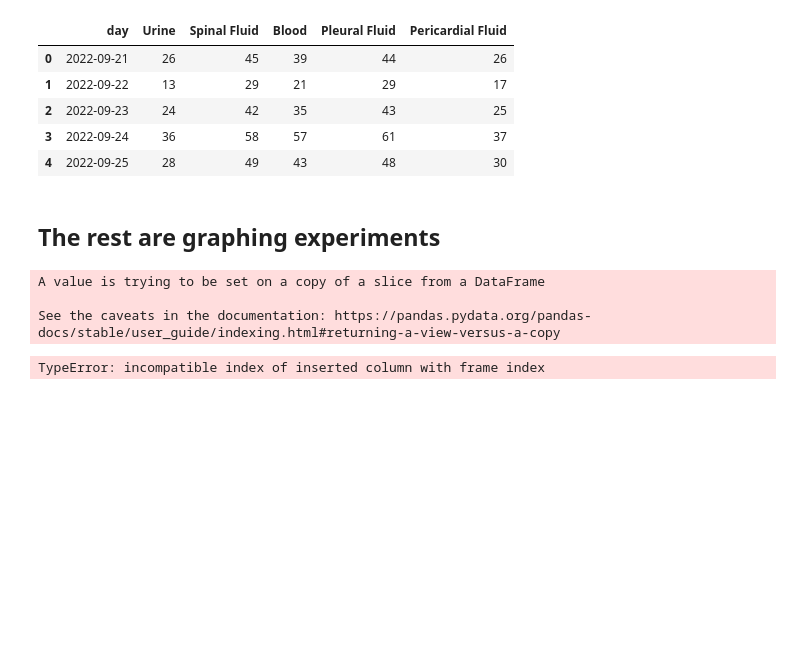
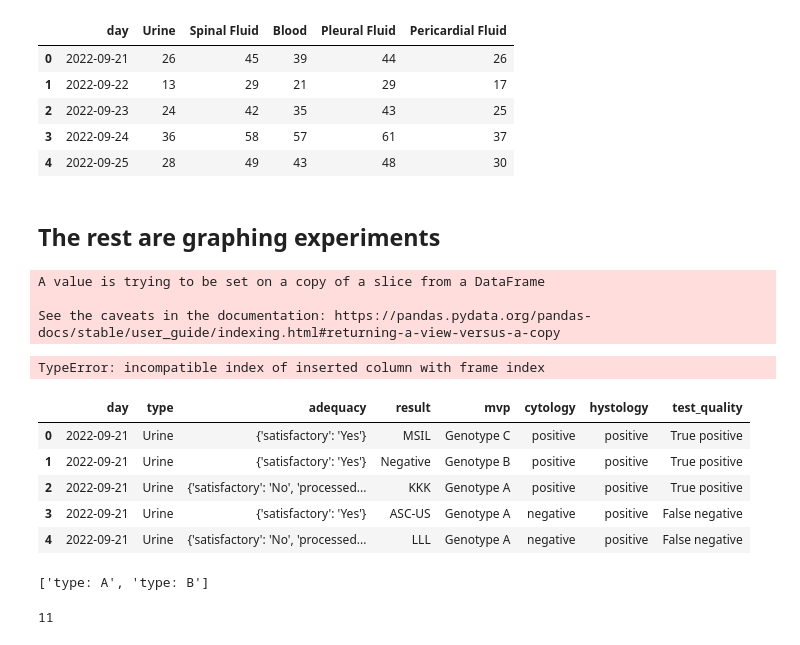
Before and after one commit to mathmax-team/USCAP_Thyroid, a Jupyter notebook: test_notebook.ipynb, the cells around one changed output. Cells and saved outputs as stored; diff of their text form; code cells hidden in the pictures; blank space fills up the shorter version.

```diff
--- a/test_notebook.ipynb
+++ b/test_notebook.ipynb
@@ -211,0 +239,9 @@ fig.show()
+# %%
+test_df.head()
+# %% [output]
+|  | day | type | adequacy | result | mvp | cytology | hystology | test_quality |
+| 0 | 2022-09-21 | Urine | {'satisfactory': 'Yes'} | MSIL | Genotype C | positive | positive | True positive |
+| 1 | 2022-09-21 | Urine | {'satisfactory': 'Yes'} | Negative | Genotype B | positive | positive | True positive |
+| 2 | 2022-09-21 | Urine | {'satisfactory': 'No', 'processed... | KKK | Genotype A | positive | positive | True positive |
+| 3 | 2022-09-21 | Urine | {'satisfactory': 'Yes'} | ASC-US | Genotype A | negative | positive | False negative |
+| 4 | 2022-09-21 | Urine | {'satisfactory': 'No', 'processed... | LLL | Genotype A | negative | positive | False negative |
@@ -211,0 +250,4 @@ fig.show()
+# %%
+poss_types
+# %% [output]
+['type: A', 'type: B']
@@ -211,0 +261,4 @@ fig.show()
+# %%
+len("sensitivity ")
+# %% [output]
+11
```
Also changed, not shown: parts of 8 cells of this notebook, 12 other files.
